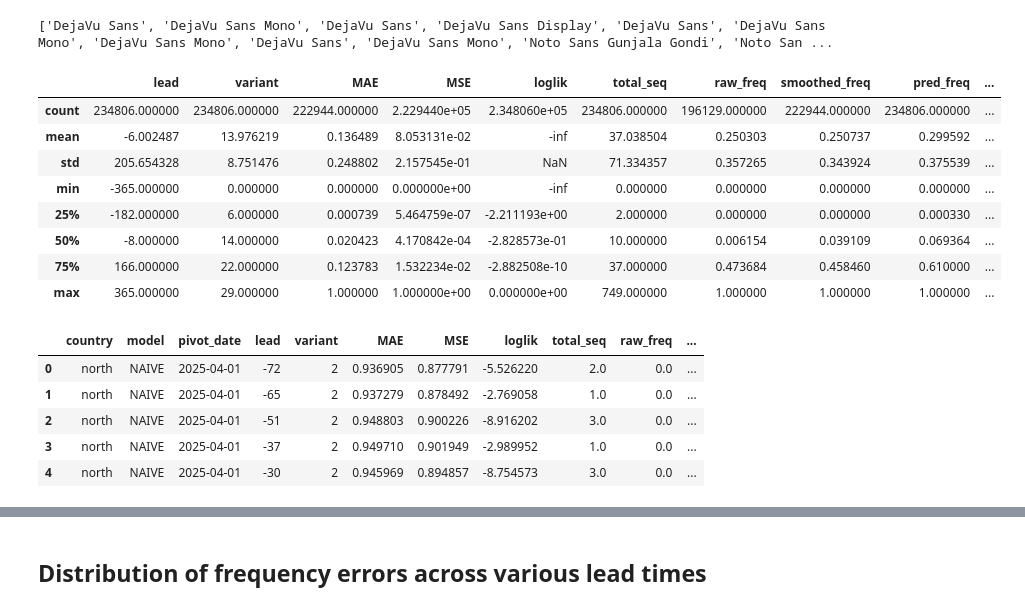
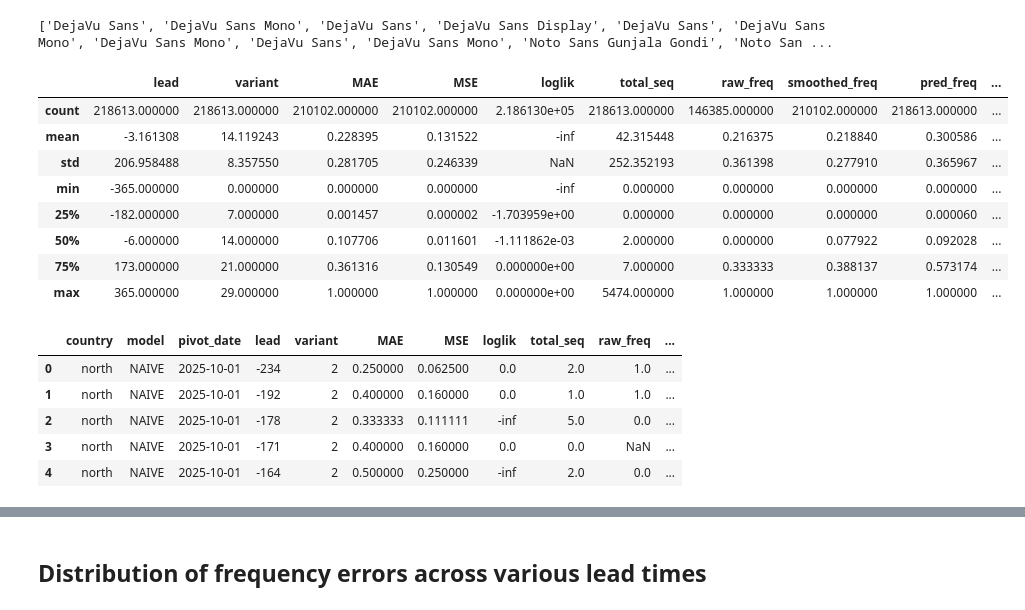
Before and after one commit to matsengrp/antigen-forecasting, a Jupyter notebook: notebooks/plot-errors.ipynb, the cells around one changed output, grey strips where cells are left out. Cells and saved outputs as stored; diff of their text form; code cells hidden in the pictures.

```diff
--- a/notebooks/plot-errors.ipynb
+++ b/notebooks/plot-errors.ipynb
@@ -67,26 +62,26 @@ model_palette = {'FGA': "#3498db",  # Blue
 # %%
 # Load in error data
 # Change this back after obtaining sequence results too
-build = "flu-simulated-150k-samples"
-error_path = f'../results/{build}/errors/model_freq_scores_2025-05-03.tsv'
+build = "flu-simulated-150k-samples-seq"
+error_path = f'../results/{build}/frequency_scores.tsv'
 error_df = pd.read_csv(error_path, sep='\t')
 error_df.describe()
 # %% [output]
 |  | lead | variant | MAE | MSE | loglik | total_seq | raw_freq | smoothed_freq | pred_freq | ... |
-| count | 234806.000000 | 234806.000000 | 222944.000000 | 2.229440e+05 | 2.348060e+05 | 234806.000000 | 196129.000000 | 222944.000000 | 234806.000000 | ... |
-| mean | -6.002487 | 13.976219 | 0.136489 | 8.053131e-02 | -inf | 37.038504 | 0.250303 | 0.250737 | 0.299592 | ... |
-| std | 205.654328 | 8.751476 | 0.248802 | 2.157545e-01 | NaN | 71.334357 | 0.357265 | 0.343924 | 0.375539 | ... |
-| min | -365.000000 | 0.000000 | 0.000000 | 0.000000e+00 | -inf | 0.000000 | 0.000000 | 0.000000 | 0.000000 | ... |
-| 25% | -182.000000 | 6.000000 | 0.000739 | 5.464759e-07 | -2.211193e+00 | 2.000000 | 0.000000 | 0.000000 | 0.000330 | ... |
-| 50% | -8.000000 | 14.000000 | 0.020423 | 4.170842e-04 | -2.828573e-01 | 10.000000 | 0.006154 | 0.039109 | 0.069364 | ... |
-| 75% | 166.000000 | 22.000000 | 0.123783 | 1.532234e-02 | -2.882508e-10 | 37.000000 | 0.473684 | 0.458460 | 0.610000 | ... |
-| max | 365.000000 | 29.000000 | 1.000000 | 1.000000e+00 | 0.000000e+00 | 749.000000 | 1.000000 | 1.000000 | 1.000000 | ... |
+| count | 218613.000000 | 218613.000000 | 210102.000000 | 210102.000000 | 2.186130e+05 | 218613.000000 | 146385.000000 | 210102.000000 | 218613.000000 | ... |
+| mean | -3.161308 | 14.119243 | 0.228395 | 0.131522 | -inf | 42.315448 | 0.216375 | 0.218840 | 0.300586 | ... |
+| std | 206.958488 | 8.357550 | 0.281705 | 0.246339 | NaN | 252.352193 | 0.361398 | 0.277910 | 0.365967 | ... |
+| min | -365.000000 | 0.000000 | 0.000000 | 0.000000 | -inf | 0.000000 | 0.000000 | 0.000000 | 0.000000 | ... |
+| 25% | -182.000000 | 7.000000 | 0.001457 | 0.000002 | -1.703959e+00 | 0.000000 | 0.000000 | 0.000000 | 0.000060 | ... |
+| 50% | -6.000000 | 14.000000 | 0.107706 | 0.011601 | -1.111862e-03 | 2.000000 | 0.000000 | 0.077922 | 0.092028 | ... |
+| 75% | 173.000000 | 21.000000 | 0.361316 | 0.130549 | 0.000000e+00 | 7.000000 | 0.333333 | 0.388137 | 0.573174 | ... |
+| max | 365.000000 | 29.000000 | 1.000000 | 1.000000 | 0.000000e+00 | 5474.000000 | 1.000000 | 1.000000 | 1.000000 | ... |
 # %%
 error_df.head()
 # %% [output]
 |  | country | model | pivot_date | lead | variant | MAE | MSE | loglik | total_seq | raw_freq | ... |
-| 0 | north | NAIVE | 2025-04-01 | -72 | 2 | 0.936905 | 0.877791 | -5.526220 | 2.0 | 0.0 | ... |
-| 1 | north | NAIVE | 2025-04-01 | -65 | 2 | 0.937279 | 0.878492 | -2.769058 | 1.0 | 0.0 | ... |
-| 2 | north | NAIVE | 2025-04-01 | -51 | 2 | 0.948803 | 0.900226 | -8.916202 | 3.0 | 0.0 | ... |
-| 3 | north | NAIVE | 2025-04-01 | -37 | 2 | 0.949710 | 0.901949 | -2.989952 | 1.0 | 0.0 | ... |
-| 4 | north | NAIVE | 2025-04-01 | -30 | 2 | 0.945969 | 0.894857 | -8.754573 | 3.0 | 0.0 | ... |
+| 0 | north | NAIVE | 2025-10-01 | -234 | 2 | 0.250000 | 0.062500 | 0.0 | 2.0 | 1.0 | ... |
+| 1 | north | NAIVE | 2025-10-01 | -192 | 2 | 0.400000 | 0.160000 | 0.0 | 1.0 | 1.0 | ... |
+| 2 | north | NAIVE | 2025-10-01 | -178 | 2 | 0.333333 | 0.111111 | -inf | 5.0 | 0.0 | ... |
+| 3 | north | NAIVE | 2025-10-01 | -171 | 2 | 0.400000 | 0.160000 | 0.0 | 0.0 | NaN | ... |
+| 4 | north | NAIVE | 2025-10-01 | -164 | 2 | 0.500000 | 0.250000 | -inf | 2.0 | 0.0 | ... |
```
Also changed, not shown: parts of 6 cells of this notebook.
